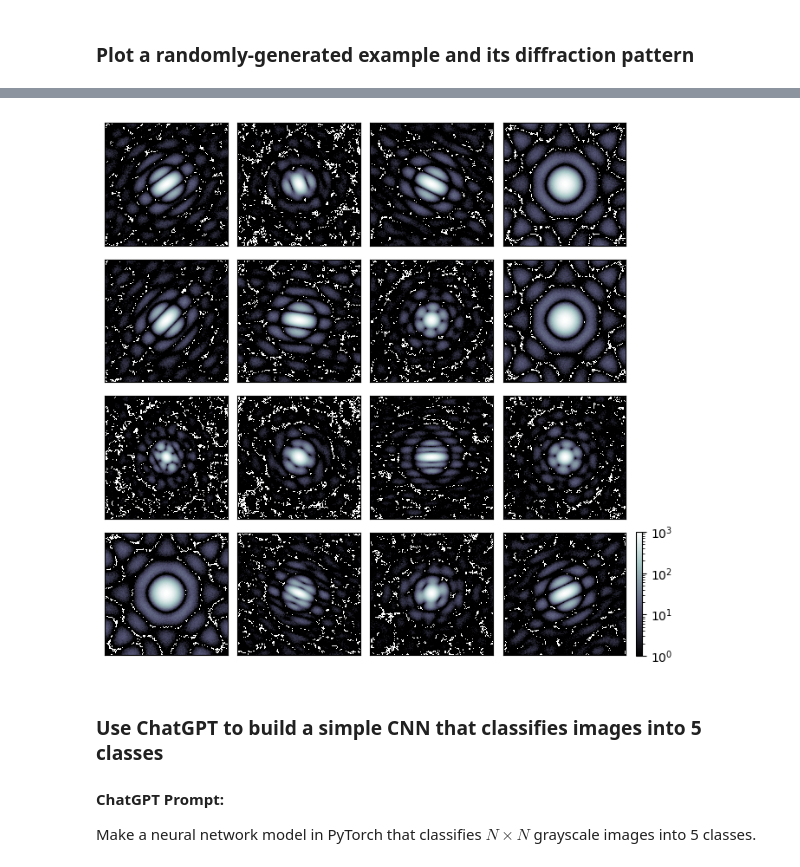
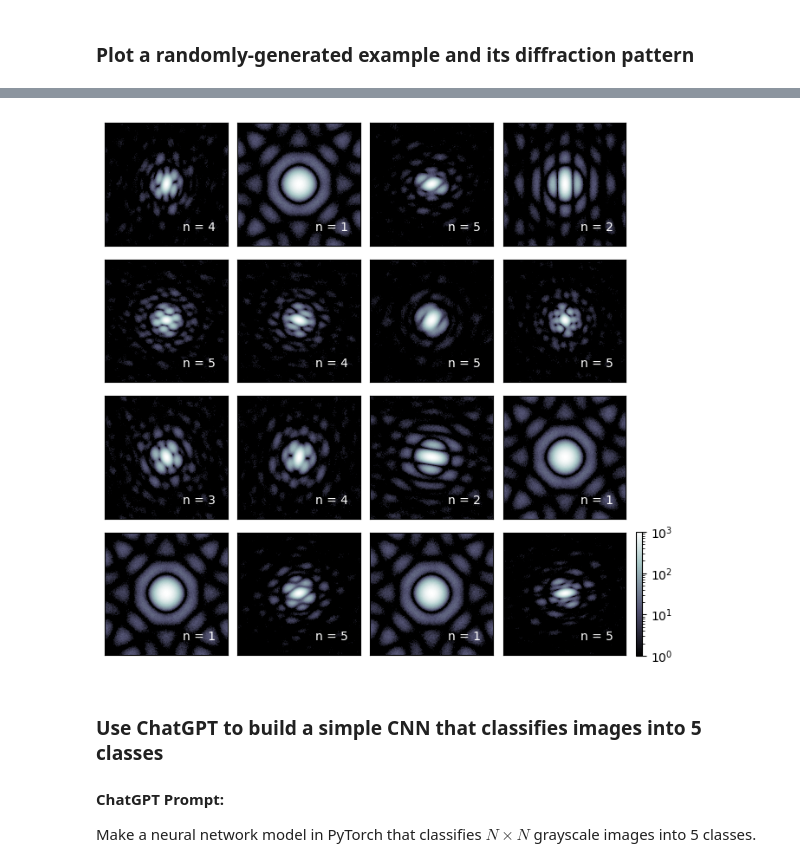
Before and after one commit to ninarina12/NX-School-2023, a Jupyter notebook: AI-ML_Tutorial.ipynb, the cells around one changed output, grey strips where cells are left out. Cells and saved outputs as stored; diff of their text form; code cells hidden in the pictures.

```diff
--- a/AI-ML_Tutorial.ipynb
+++ b/AI-ML_Tutorial.ipynb
@@ -56,11 +94,15 @@ def generate_image(N, num_circles, radius):
 # %%
 def fourier_transform(obj):
+    # Perform a 2D FFT
     return np.fft.ifftshift(np.fft.fft2(np.fft.fftshift(obj)))
 
-def calculate_diffraction_pattern(obj, lam=1e3):
+def calculate_diffraction_pattern(obj, lambda_max=1e3):
+    # Calculate the diffracted intensity from a given object, and normalize by the maximum value
     diff = np.abs(fourier_transform(obj))**2
     diff /= diff.max()
-    return np.random.poisson(lam*diff)
+
+    # Scale by the maximum expected event frequency (intensity) and corrupt with poisson noise
+    return np.random.poisson(lambda_max*diff)
 # %% [markdown]
 We also write some custom functions for plotting the object and diffraction pattern using the `matplotlib` library.
 # %%
@@ -70,7 +112,7 @@ def plot_object_and_pattern(obj, diff, label=0):
 
     cmap = plt.cm.bone
     vmax = 10**np.round(np.log10(diff.max()))
-    norm = mpl.colors.LogNorm(vmin=1., vmax=vmax)
+    norm = mpl.colors.LogNorm(vmin=1., vmax=vmax, clip=True)
     sm = plt.cm.ScalarMappable(cmap=cmap, norm=norm)
 
     ax[0].imshow(obj, origin='lower', cmap='gray')
@@ -87,7 +129,7 @@ def plot_object_and_pattern(obj, diff, label=0):
     plt.colorbar(sm, cax=ax[2])
     return fig
 
-def plot_pattern_grid(diffs):
+def plot_pattern_grid(diffs, labels=None):
     fig, ax = plt.subplots(4,5, figsize=(8,8), gridspec_kw={'width_ratios': [1]*4 + [0.05]})
     fig.subplots_adjust(hspace=0.1, wspace=0.1)
     axes = ax[:,:-1].ravel()
@@ -96,7 +138,7 @@ def plot_pattern_grid(diffs):
 
     cmap = plt.cm.bone
     vmax = 10**np.round(np.log10(diffs.max()))
-    norm = mpl.colors.LogNorm(vmin=1., vmax=vmax)
+    norm = mpl.colors.LogNorm(vmin=1., vmax=vmax, clip=True)
     sm = plt.cm.ScalarMappable(cmap=cmap, norm=norm)
 
     for i, index in enumerate(indices):
@@ -107,17 +149,27 @@ def plot_pattern_grid(diffs):
     for i in range(3):
         ax[i,-1].remove()
 
+    try: len(labels)
+    except: pass
+    else:
+        for i, index in enumerate(indices):
+            axes[i].text(0.9, 0.1, 'n = ' + str(labels[index]), color='white', ha='right', va='bottom',
+                         transform=axes[i].transAxes)
+
     plt.colorbar(sm, cax=ax[-1,-1])
     return fig
 # %% [markdown]
 ### Plot a randomly-generated example and its diffraction pattern
 # %%
-# Generate real-space image
+# Generate real-space object
 N = 256
 num_circles = 3
 radius = 4
 obj = generate_image(N, num_circles, radius)
 
 # Calculate diffraction pattern
-lam = 1e3
-diff = calculate_diffraction_pattern(obj, lam)
+lambda_max = 1e3
+diff = calculate_diffraction_pattern(obj, lambda_max)
+
+# Plot pattern
+fig = plot_object_and_pattern(obj, diff, num_circles)
@@ -140,11 +192,11 @@ for i in tqdm(range(num_images), desc="Generating image data"):
     objs[i] = generate_image(N, num_circles, radius)
 
     # Calculate diffraction pattern
-    diffs[i] = calculate_diffraction_pattern(objs[i], lam)
+    diffs[i] = calculate_diffraction_pattern(objs[i], lambda_max)
 # %%
-fig = plot_pattern_grid(diffs)
+fig = plot_pattern_grid(diffs, targets + 1)
 # %% [output]
-[figure, old version]
+[figure, new version]
 # %% [markdown]
 ### Use ChatGPT to build a simple CNN that classifies images into 5 classes
 #### ChatGPT Prompt:
```
Also changed, not shown: parts of 10 cells of this notebook.
